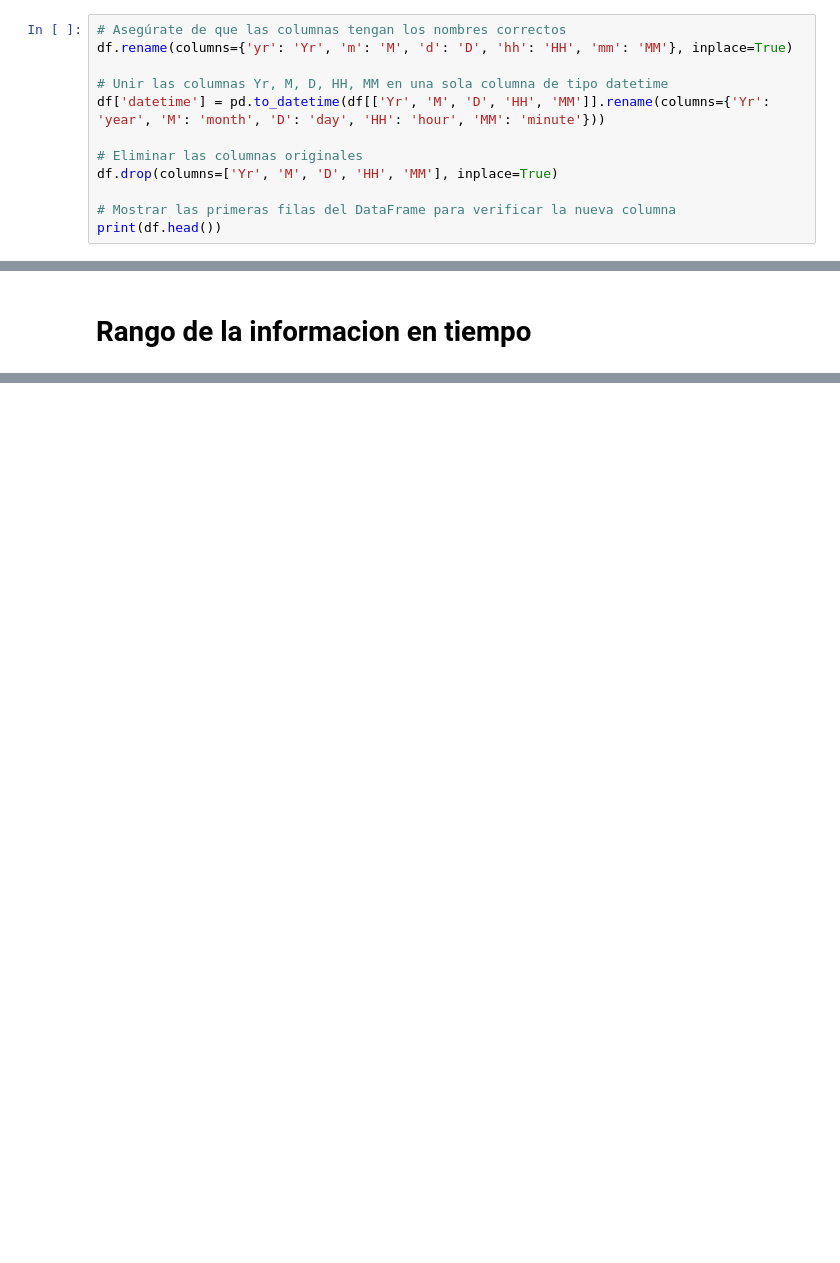
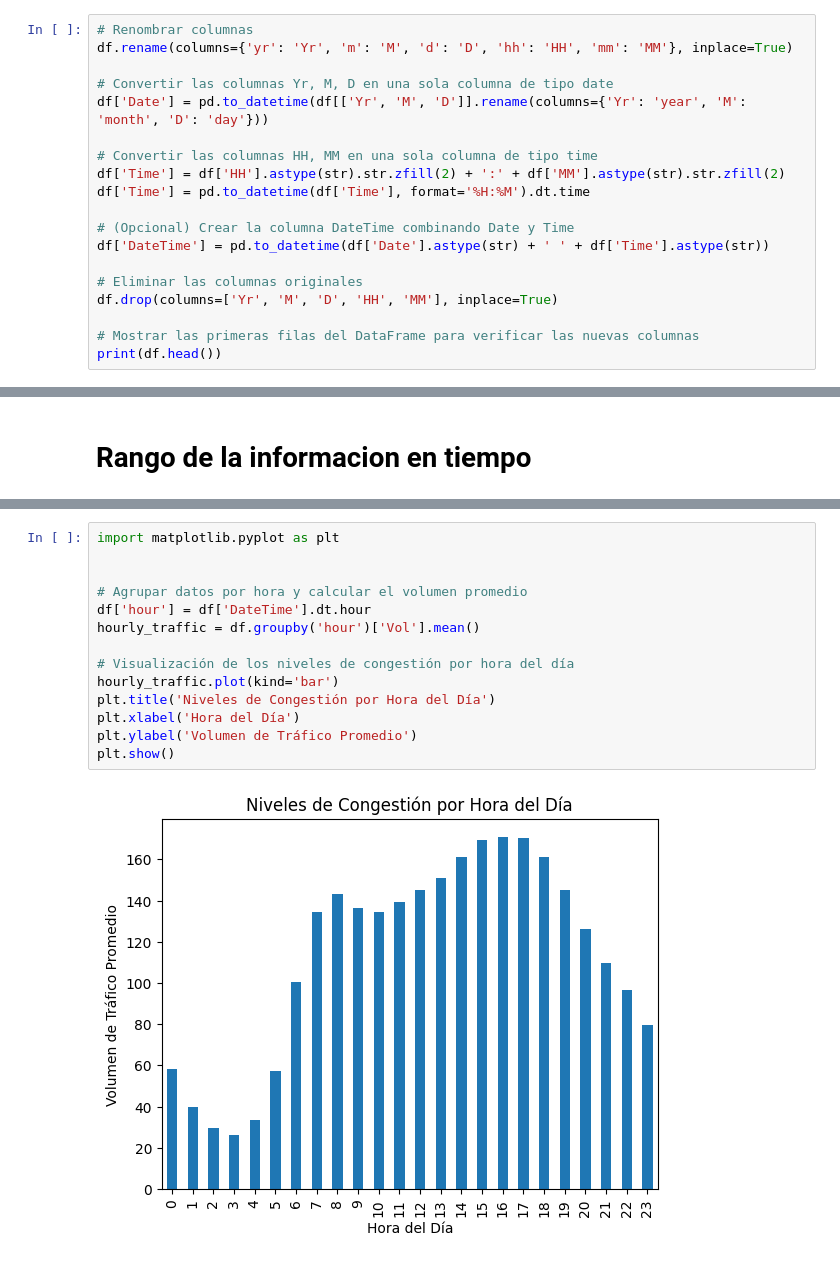
Before and after one commit to Ccasilimas/New_York_Taxis_IA, a Jupyter notebook: Data Analysis/Limpieza_Traffic_Volume.ipynb, the cells around one changed output, grey strips where cells are left out. Drawn from its saved outputs; the diff is of its cells as text; blank space fills up the shorter version.

```diff
--- a/Data Analysis/Limpieza_Traffic_Volume.ipynb
+++ b/Data Analysis/Limpieza_Traffic_Volume.ipynb
@@ -114,15 +113,22 @@ Filas duplicadas donde todos los datos son iguales:
 # %% [markdown]
 # Unir las columnas yr, M, D, HH, MM en una sola columna de tipo datetime
 # %%
-# Asegúrate de que las columnas tengan los nombres correctos
+# Renombrar columnas
 df.rename(columns={'yr': 'Yr', 'm': 'M', 'd': 'D', 'hh': 'HH', 'mm': 'MM'}, inplace=True)
 
-# Unir las columnas Yr, M, D, HH, MM en una sola columna de tipo datetime
-df['datetime'] = pd.to_datetime(df[['Yr', 'M', 'D', 'HH', 'MM']].rename(columns={'Yr': 'year', 'M': 'month', 'D': 'day', 'HH': 'hour', 'MM': 'minute'}))
+# Convertir las columnas Yr, M, D en una sola columna de tipo date
+df['Date'] = pd.to_datetime(df[['Yr', 'M', 'D']].rename(columns={'Yr': 'year', 'M': 'month', 'D': 'day'}))
+
+# Convertir las columnas HH, MM en una sola columna de tipo time
+df['Time'] = df['HH'].astype(str).str.zfill(2) + ':' + df['MM'].astype(str).str.zfill(2)
+df['Time'] = pd.to_datetime(df['Time'], format='%H:%M').dt.time
+
+# (Opcional) Crear la columna DateTime combinando Date y Time
+df['DateTime'] = pd.to_datetime(df['Date'].astype(str) + ' ' + df['Time'].astype(str))
 
 # Eliminar las columnas originales
 df.drop(columns=['Yr', 'M', 'D', 'HH', 'MM'], inplace=True)
 
-# Mostrar las primeras filas del DataFrame para verificar la nueva columna
+# Mostrar las primeras filas del DataFrame para verificar las nuevas columnas
 print(df.head())
 # %% [output]
@@ -146,3 +159,19 @@ Primera fecha del rango de la información:
 2000-01-01 00:15:00
 Última fecha del rango de la información:
 2024-06-10 23:45:00
+# %%
+import matplotlib.pyplot as plt
+
+
+# Agrupar datos por hora y calcular el volumen promedio
+df['hour'] = df['DateTime'].dt.hour
+hourly_traffic = df.groupby('hour')['Vol'].mean()
+
+# Visualización de los niveles de congestión por hora del día
+hourly_traffic.plot(kind='bar')
+plt.title('Niveles de Congestión por Hora del Día')
+plt.xlabel('Hora del Día')
+plt.ylabel('Volumen de Tráfico Promedio')
+plt.show()
+# %% [output]
+[figure, added]
```
Also changed, not shown: parts of 7 cells of this notebook.
